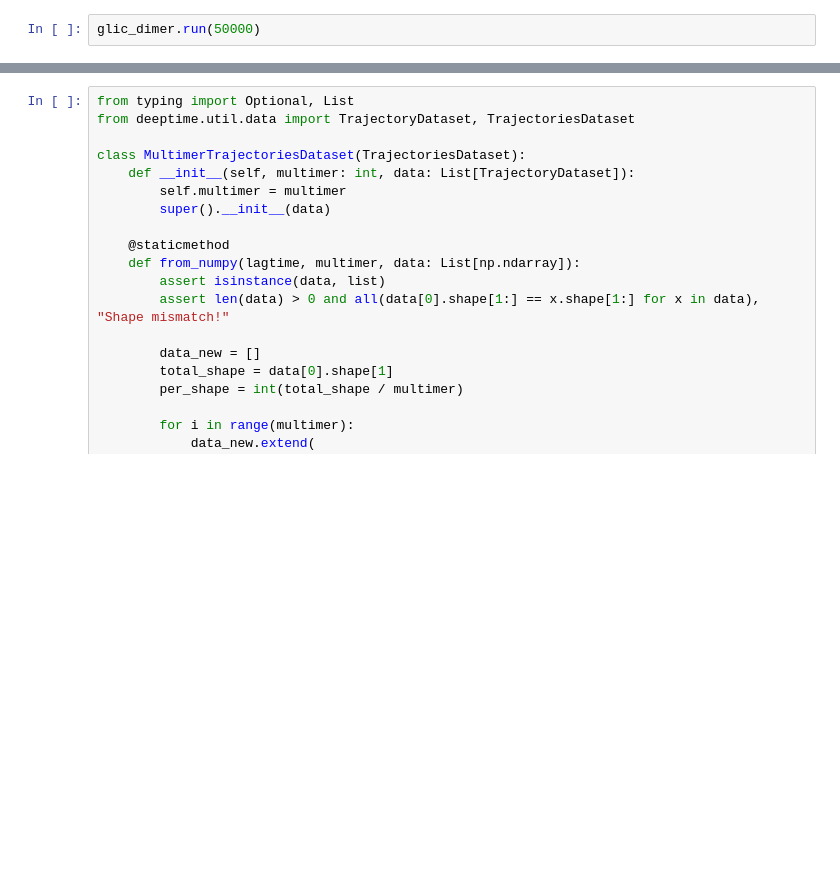
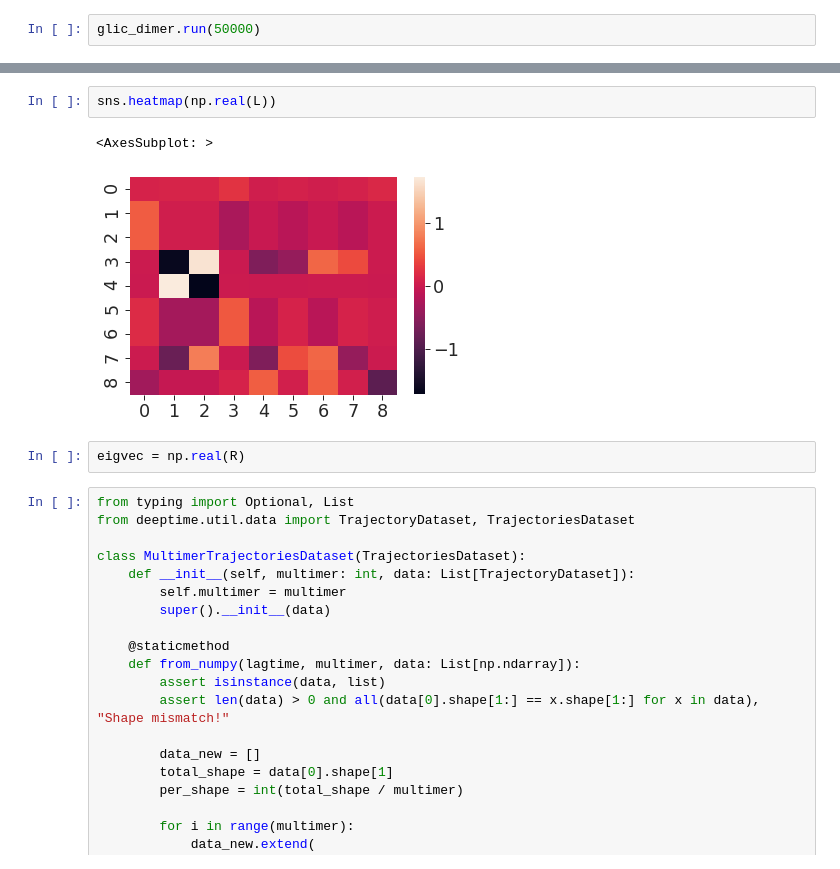
Before and after one commit to yuxuanzhuang/msm_a7_nachrs, a Jupyter notebook: Examples/dimer.ipynb, the cells around one changed output, grey strips where cells are left out. Drawn from its saved outputs; the diff is of its cells as text; blank space fills up the shorter version.

```diff
--- a/Examples/dimer.ipynb
+++ b/Examples/dimer.ipynb
@@ -143,3 +165,10 @@ plt.savefig("assets/transition_matrix_dimer.pdf", dpi=300, transparent=True)
+# %%
+sns.heatmap(np.real(L))
+# %% [output]
+<AxesSubplot: >
+[figure, added]
+# %%
+eigvec = np.real(R)
 # %%
 from typing import Optional, List
 from deeptime.util.data import TrajectoryDataset, TrajectoriesDataset
```
Also changed, not shown: parts of 46 cells of this notebook, 21 other files.
